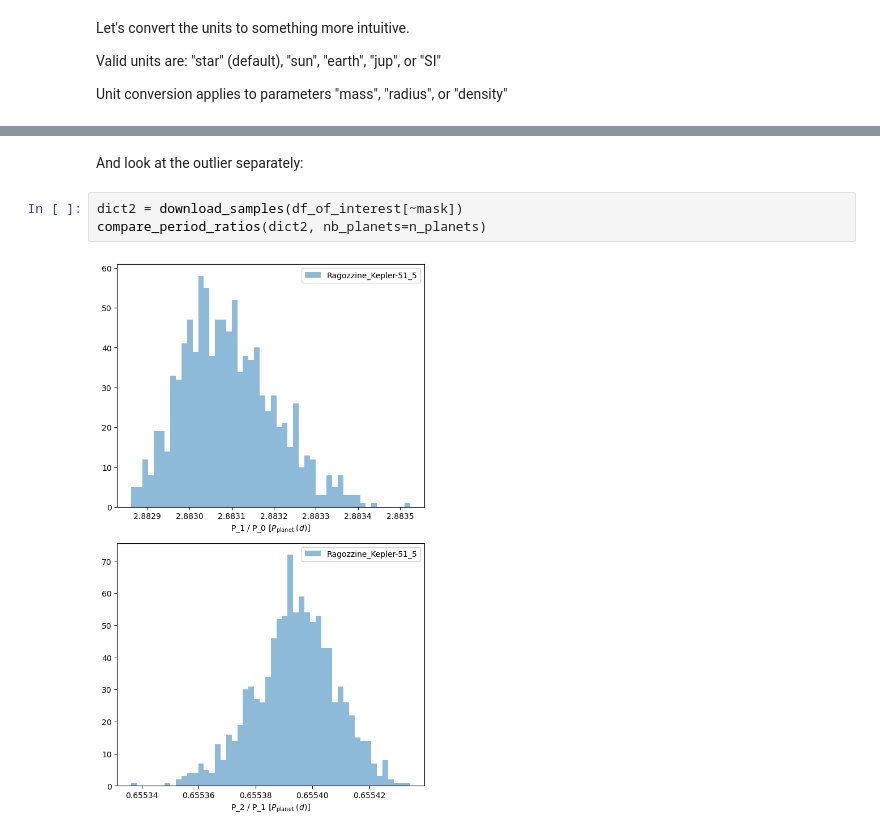
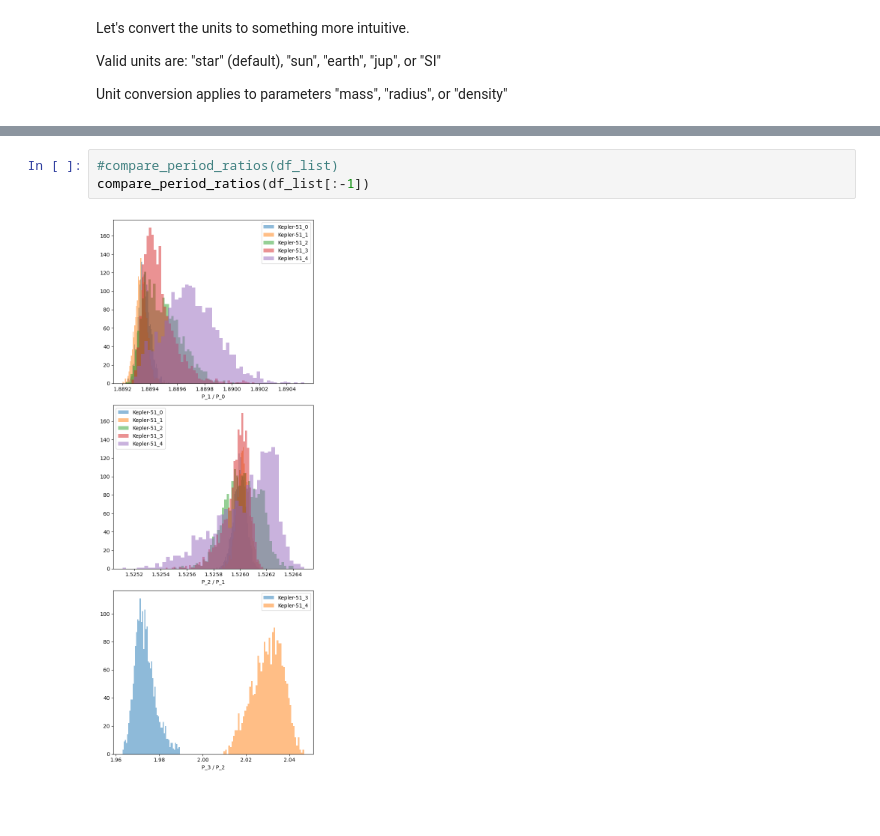
Before and after one commit to adleleu/resonantstate, a Jupyter notebook: nbs/notebook_obs_analysis.ipynb, the cells around one changed output, grey strips where cells are left out. Cells and saved outputs as stored; diff of their text form; blank space fills up the shorter version.

```diff
--- a/nbs/notebook_obs_analysis.ipynb
+++ b/nbs/notebook_obs_analysis.ipynb
@@ -217,7 +181,5 @@ compare_period_ratios(dict1, nb_planets=4)
-# %% [markdown]
-And look at the outlier separately:
-# %%
-dict2 = download_samples(df_of_interest[~mask])
-compare_period_ratios(dict2, nb_planets=n_planets)
-# %% [output]
-[figure, removed]
+# %%
+#compare_period_ratios(df_list)
+compare_period_ratios(df_list[:-1])
+# %% [output]
+[figure, added]
```
Also changed, not shown: parts of 40 cells of this notebook, 2 other files.
